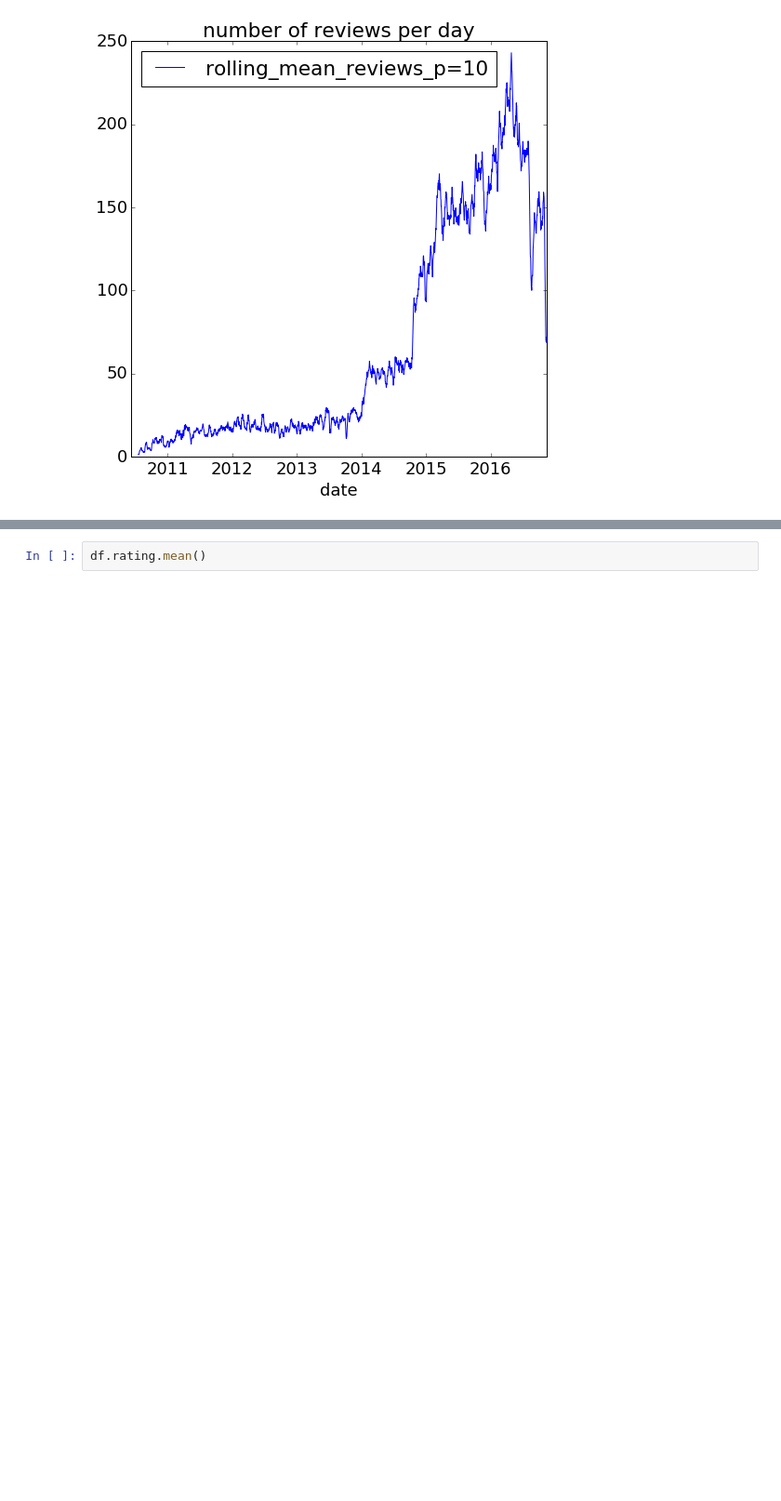
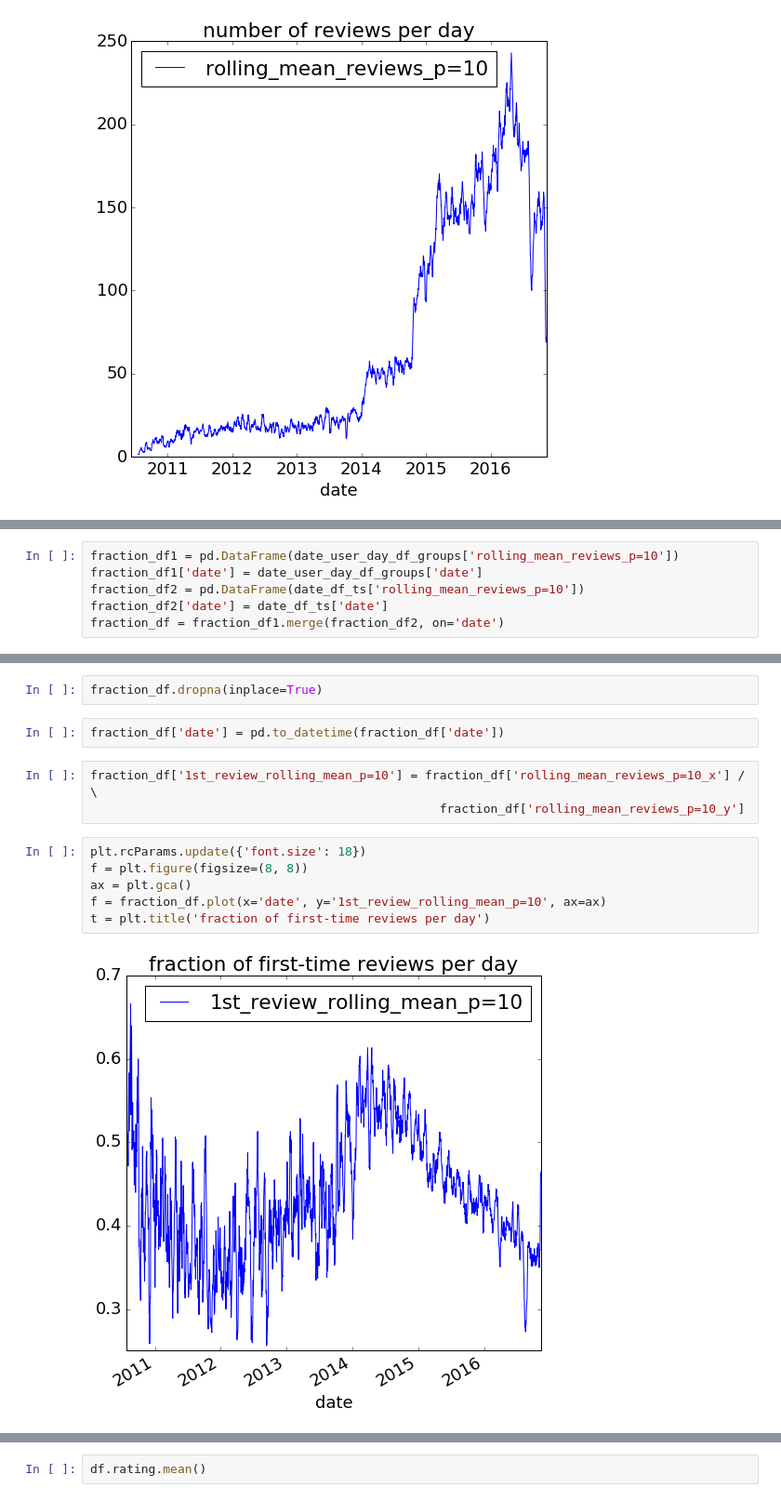
Before and after one commit to nateGeorge/canna-recommend, a Jupyter notebook: leafly/reviews_EDA.ipynb, the cells around one changed output, grey strips where cells are left out. Shown at 93% size. Drawn from its saved outputs; the diff is of its cells as text; blank space fills up the shorter version.

```diff
--- a/leafly/reviews_EDA.ipynb
+++ b/leafly/reviews_EDA.ipynb
@@ -47,0 +119,6 @@ t = plt.title('number of reviews per day')
+# %%
+fraction_df1 = pd.DataFrame(date_user_day_df_groups['rolling_mean_reviews_p=10'])
+fraction_df1['date'] = date_user_day_df_groups['date']
+fraction_df2 = pd.DataFrame(date_df_ts['rolling_mean_reviews_p=10'])
+fraction_df2['date'] = date_df_ts['date']
+fraction_df = fraction_df1.merge(fraction_df2, on='date')
@@ -47,0 +136,15 @@ t = plt.title('number of reviews per day')
+# %%
+fraction_df.dropna(inplace=True)
+# %%
+fraction_df['date'] = pd.to_datetime(fraction_df['date'])
+# %%
+fraction_df['1st_review_rolling_mean_p=10'] = fraction_df['rolling_mean_reviews_p=10_x'] / \
+                                                fraction_df['rolling_mean_reviews_p=10_y']
+# %%
+plt.rcParams.update({'font.size': 18})
+f = plt.figure(figsize=(8, 8))
+ax = plt.gca()
+f = fraction_df.plot(x='date', y='1st_review_rolling_mean_p=10', ax=ax)
+t = plt.title('fraction of first-time reviews per day')
+# %% [output]
+[figure, added]
```
Also changed, not shown: parts of 14 cells of this notebook.
